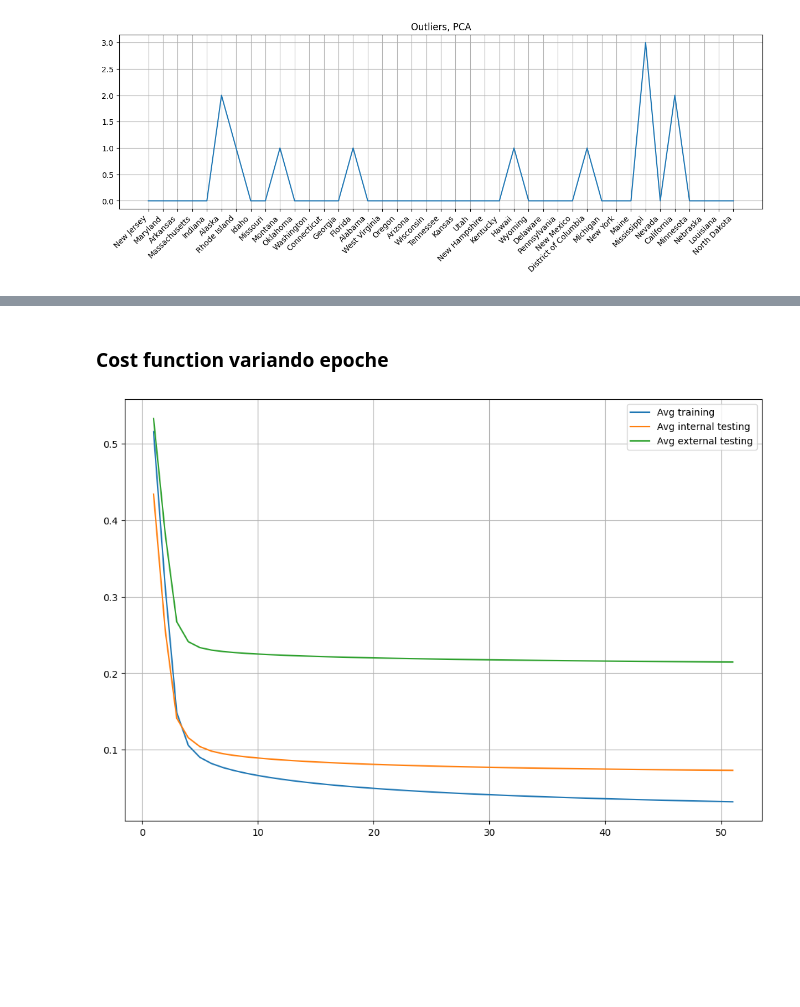
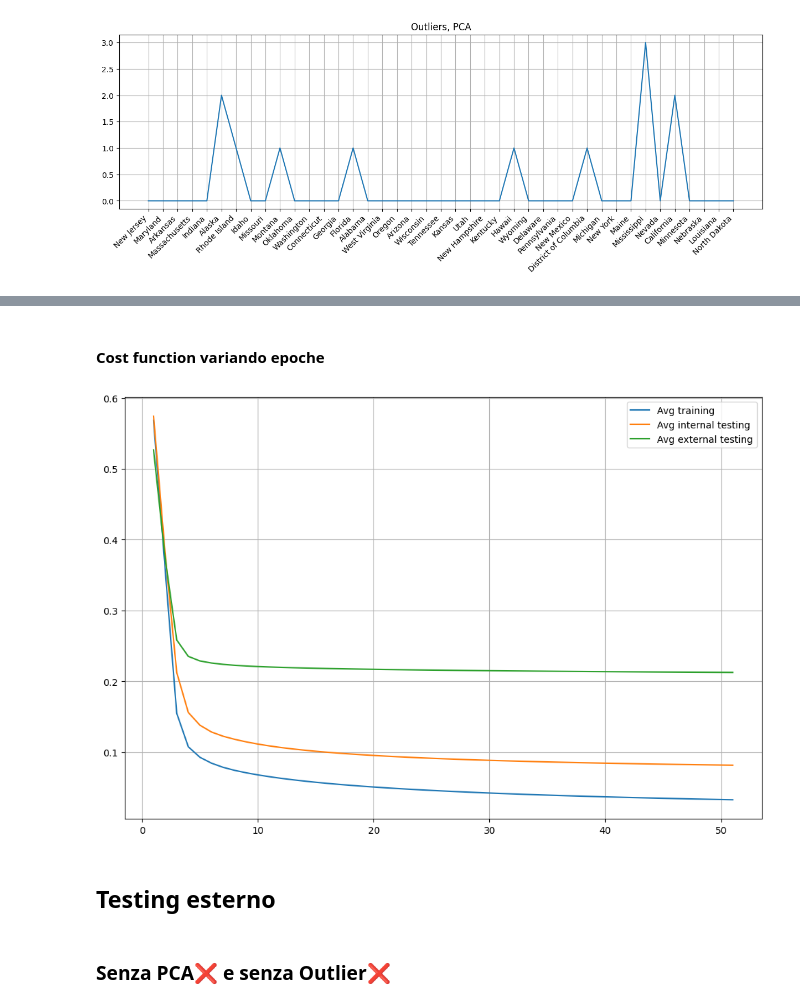
Before and after one commit to Finardi-FS/Neural-Shrimps, a Jupyter notebook: Neural_Network/Ale_NN_TrafficProject .ipynb, the cells around one changed output, grey strips where cells are left out. Drawn from its saved outputs; the diff is of its cells as text; code cells hidden in the pictures; blank space fills up the shorter version.

```diff
--- a/Neural_Network/Ale_NN_TrafficProject .ipynb
+++ b/Neural_Network/Ale_NN_TrafficProject .ipynb
@@ -2048,5 +1618,5 @@ FP          :  0.03125  +-  0.05412658773652741
 # %% [markdown]
-### Cost function variando epoche
+#### Cost function variando epoche
 # %%
 pd.options.display.float_format = None
 
@@ -2054,7 +1624,7 @@ K = 6
 
 inputs         	= PCA_out_data_int
 weights         = 2 * np.random.rand(K, len(inputs[0])) - 1
-correct_outputs = inputs
+correct_outputs = PCA_out_labels_int
 epochs        	= 50
 LRA             = 0.01
 LRB				= 0.95
@@ -2118,31 +1688,33 @@ for ind in range(K):
 	avg_te += np.sum(np.abs(P - E), axis = 0) / (len(P[:, 0]) * K)
 
 	# TESTING esterno
 
 	results_ext_te[ind] = NN.trend_over_epochs(
 										inputs = PCA_data_ext,
 										correct_outputs = labels_ext,
 										weights_per_epoch = results_tr[ind]['container_weights']
 										)
 	P_ext += results_ext_te[ind]['P'] / K
 
 
 # P = results_ext_te['P']
 E = results_ext_te[0]['E']
 avg_ext_te = np.sum(np.abs(P_ext - E), axis = 0) / len(P_ext[:, 0])
 
 
 
 c_w = results_tr[1]['container_weights']
 # P = results_tr[1]['P'][0]
 # E = results_tr[1]['E'][0]
 
 plt.figure(figsize=(12, 8))
 plt.plot(np.arange(1, len(c_w)+1), avg_tr, label = 'Avg training')
 plt.plot(np.arange(1, len(c_w)+1), avg_te, label = 'Avg internal testing')
 plt.plot(np.arange(1, len(c_w)+1), avg_ext_te, label = 'Avg external testing')
 plt.grid()
 plt.legend()
 plt.show()
 # %% [output]
-[figure, old version]
+[figure, new version]
+# %% [markdown]
+## Testing esterno
@@ -2148,0 +1752,2 @@ plt.show()
+# %% [markdown]
+### Senza PCA❌ e senza Outlier❌
```
Also changed, not shown: parts of 70 cells of this notebook, 1 other file.
